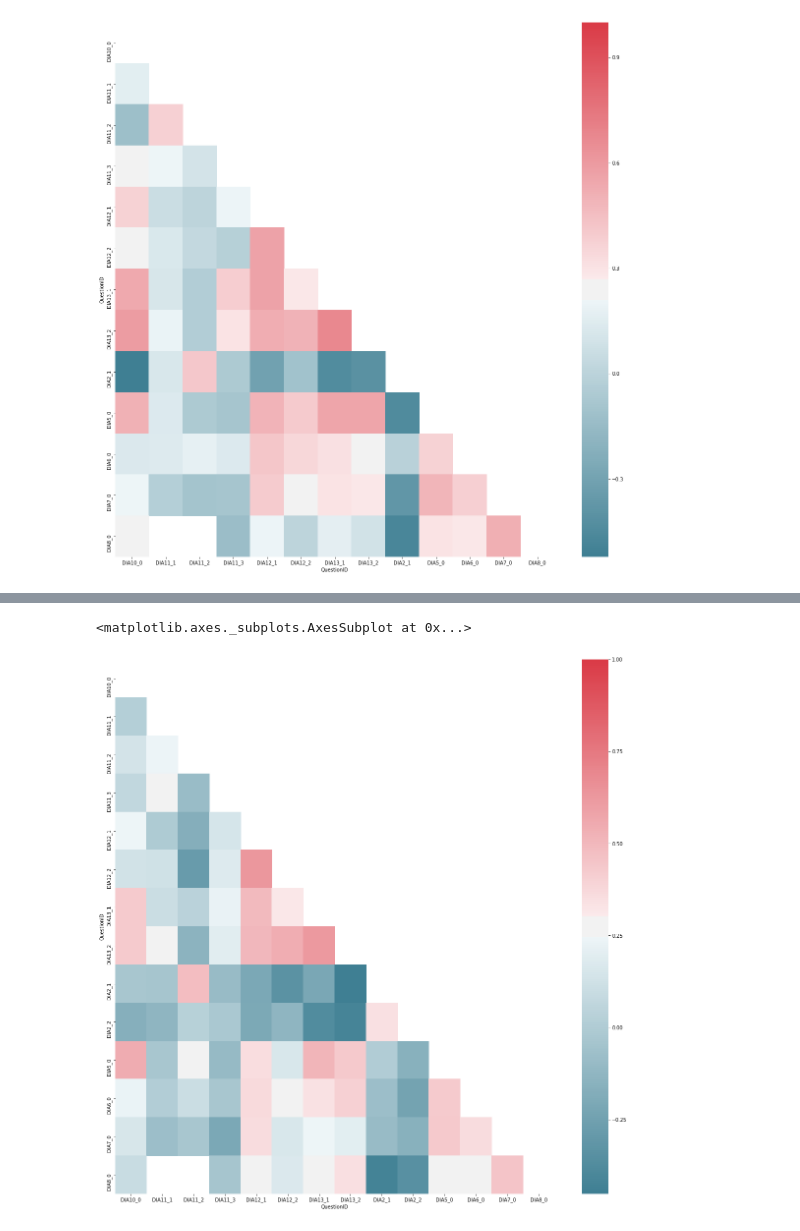
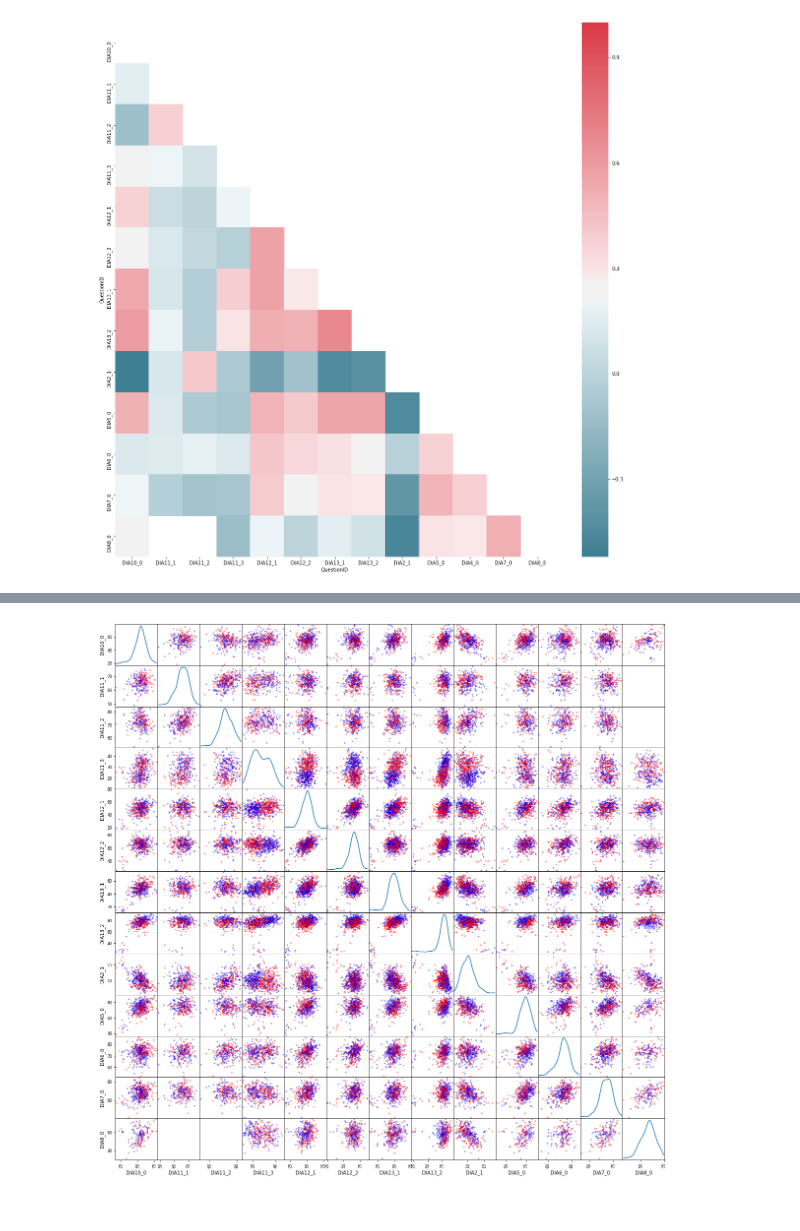
Before and after one commit to dkjer/data150labs, a Jupyter notebook: Explore Chronic Disease Data.ipynb, the cells around one changed output, grey strips where cells are left out. Cells and saved outputs as stored; diff of their text form; code cells hidden in the pictures.

```diff
--- a/Explore Chronic Disease Data.ipynb
+++ b/Explore Chronic Disease Data.ipynb
@@ -277,11 +284,6 @@ dfRace.head()
-# %%
-corr = dfRaceIndicators.corr(method='pearson')
-mask = np.zeros_like(corr, dtype=np.bool)
-mask[np.triu_indices_from(mask)] = True
-corr_cmap = sns.diverging_palette(220, 10, as_cmap=True)
-fig, ax = plt.subplots(figsize=(20,20))
-h = sns.heatmap(corr, mask=mask, cmap=corr_cmap, ax=ax)
-h
-# %% [output]
-<matplotlib.axes._subplots.AxesSubplot at 0x...>
-[figure, removed]
+# %%
+genderColors=['red', 'blue']
+pd.plotting.scatter_matrix(dfGenderIndicators, c=genderColors, diagonal='kde', figsize=(20, 20))
+plt.savefig('genderScatterMatrix.png', dpi=200)
+# %% [output]
+[figure, added]
```
Also changed, not shown: parts of 6 cells of this notebook.
